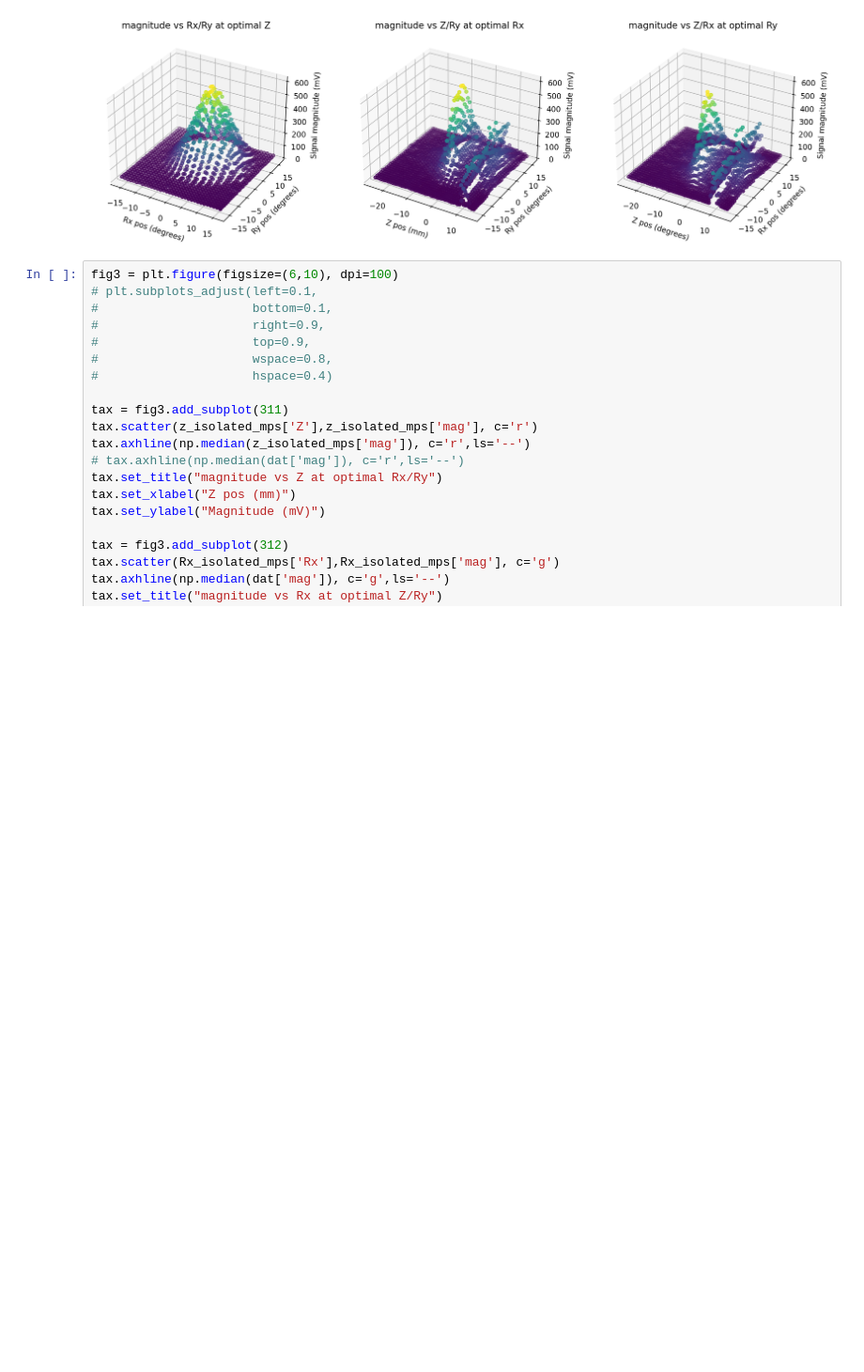
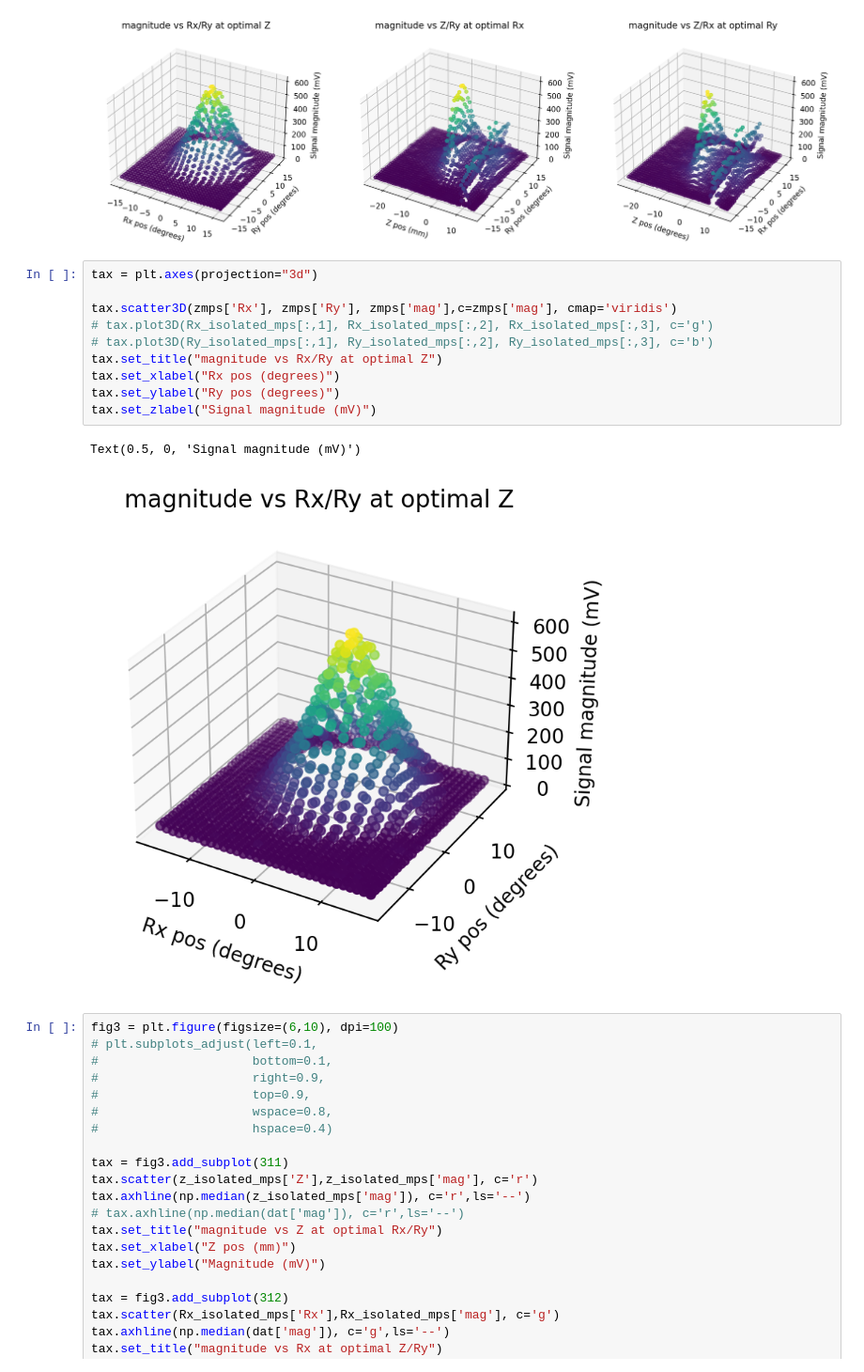
Before and after one commit to Benji-UW/COBOT-Transducer-Control-Code, a Jupyter notebook: Rebuilding_Everything/Debugging Scripts/Fullscan_renders.ipynb, the cells around one changed output. Shown at 94% size. Saved outputs shown, nothing was run; the diff lists cells and outputs as text; blank space fills up the shorter version.

```diff
--- a/Rebuilding_Everything/Debugging Scripts/Fullscan_renders.ipynb
+++ b/Rebuilding_Everything/Debugging Scripts/Fullscan_renders.ipynb
@@ -238,6 +238,19 @@ tax.set_zlabel("Signal magnitude (mV)")
 plt.show()
 # %% [output]
 [figure]
+# %%
+tax = plt.axes(projection="3d")
+
+tax.scatter3D(zmps['Rx'], zmps['Ry'], zmps['mag'],c=zmps['mag'], cmap='viridis')
+# tax.plot3D(Rx_isolated_mps[:,1], Rx_isolated_mps[:,2], Rx_isolated_mps[:,3], c='g')
+# tax.plot3D(Ry_isolated_mps[:,1], Ry_isolated_mps[:,2], Ry_isolated_mps[:,3], c='b')
+tax.set_title("magnitude vs Rx/Ry at optimal Z")
+tax.set_xlabel("Rx pos (degrees)")
+tax.set_ylabel("Ry pos (degrees)")
+tax.set_zlabel("Signal magnitude (mV)")
+# %% [output]
+Text(0.5, 0, 'Signal magnitude (mV)')
+[figure, added]
 # %%
 fig3 = plt.figure(figsize=(6,10), dpi=100)
 # plt.subplots_adjust(left=0.1,
```
Also changed, not shown: parts of 1 cell of this notebook.
